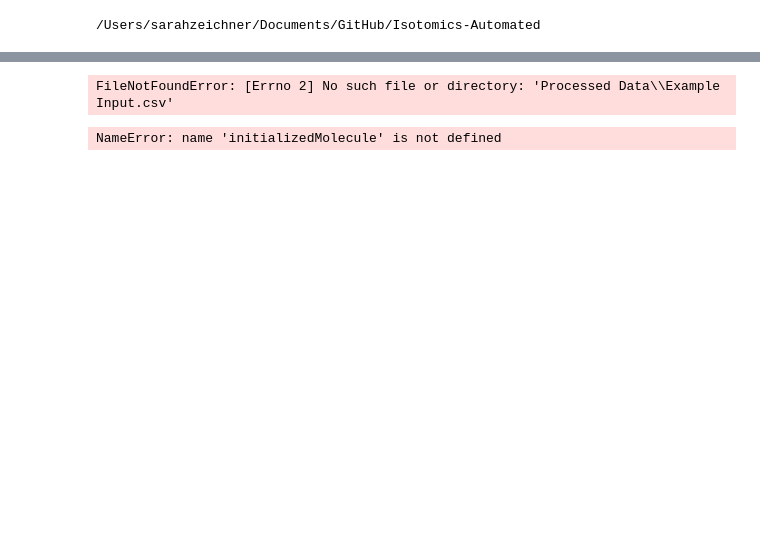
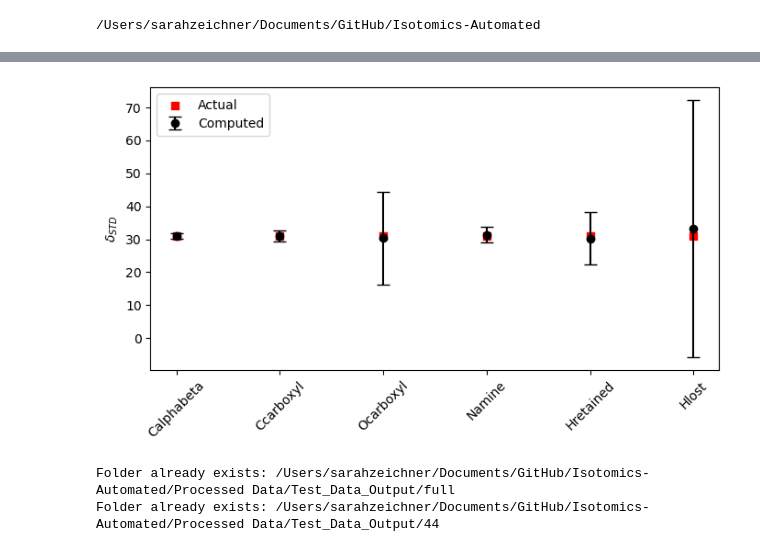
Before and after one commit to Csernica/Isotomics-Automated, a Jupyter notebook: alanine Example Script.ipynb, the cells around one changed output, grey strips where cells are left out. Saved outputs shown, nothing was run; the diff lists cells and outputs as text; code cells hidden in the pictures; blank space fills up the shorter version.

```diff
--- a/alanine Example Script.ipynb
+++ b/alanine Example Script.ipynb
@@ -54,8 +55,8 @@ FileNotFoundError: [Errno 2] No such file or directory: 'Processed Data\\Example
 # %%
 #GET SIMULATION OUTPUT
-simulationOutput = sim.simulateSmpStd(MOLECULE_INPUT_PATH, STD_DELTAS, SMP_DELTAS, STD_DELTAS_APPROX, abundanceThreshold = 0, UValueList = [MOLECULAR_AVERAGE_SUBSTITUION], calcFF = FRACTIONATION, omitMeasurements = OMIT_MEASUREMENTS, ffstd = FRACTIONATION_AMOUNT, errorPath = ERROR_PATH, MNError = MN_ERROR, UValueError = MOLECULAR_AVERAGE_ERROR, resultsFileName = OUTPUT_FILENAME)
+simulationOutput = sim.simulateSmpStd(os.path.join(cwd, MOLECULE_INPUT_PATH), STD_DELTAS, SMP_DELTAS, STD_DELTAS_APPROX, abundanceThreshold = 0, UValueList = [MOLECULAR_AVERAGE_SUBSTITUION], calcFF = FRACTIONATION, omitMeasurements = OMIT_MEASUREMENTS, ffstd = FRACTIONATION_AMOUNT, errorPath = ERROR_PATH, MNError = MN_ERROR, UValueError = MOLECULAR_AVERAGE_ERROR, resultsFileName = OUTPUT_FILENAME)
 # %% [output]
-FileNotFoundError: [Errno 2] No such file or directory: 'Processed Data\\Example Input.csv'
+[figure, added]
 # %%
 #SPECIFY DETAILS ABOUT THE MEASUREMENT
 today = date.today()
@@ -68,16 +69,17 @@ STANDARD_DELTA_VALS = [-20.19,-27.7,-62.47,0,0,0,0,0] #initiate array with value
 # %%
 #CREATE FOLDERS FOR DATA PROCESSING
 #set variables related to where data will be output to
-output_folder_name = 'Test_Data_Output' #name your folder that you want all your data to go into (e.g., the name of your experiment)
-processed_data_subfolder_name = 'Processed Data'
-file_extension = '.isox' #set the extension to be whatever format your files are in. currently, the code handles .isox files
+OUTPUT_FOLDER_NAME = 'Test_Data_Output' #name your folder that you want all your data to go into (e.g., the name of your experiment)
+PROCESSED_DATA_SUBFOLDER_NAME = 'Processed Data'
+FILE_EXTENSION = '.isox' #set the extension to be whatever format your files are in. currently, the code handles .isox files
 
 #generate nested folders to put your data into
-fragmentDictionary = initializedMolecule("/Users/sarahzeichner/Documents/GitHub/Isotomics-User-Friendly/Alanine Tutorial/Example Input.csv")['fragmentationDictionary']
-new_folder_path = os.path.join(cwd, processed_data_subfolder_name, output_folder_name)
+fragmentDictionary = initializedMolecule['fragmentationDictionary']
+new_folder_path = os.path.join(cwd, PROCESSED_DATA_SUBFOLDER_NAME, OUTPUT_FOLDER_NAME)
 folderNames, parent_folder = organizeData.create_nested_folders(fragment_dict=fragmentDictionary.keys(), parent_folder=new_folder_path)
 # %% [output]
-NameError: name 'initializedMolecule' is not defined
+Folder already exists: /Users/sarahzeichner/Documents/GitHub/Isotomics-Automated/Processed Data/Test_Data_Output/full
+Folder already exists: /Users/sarahzeichner/Documents/GitHub/Isotomics-Automated/Processed Data/Test_Data_Output/44
 # %%
 #PROCESS DATA FROM FOLDER PATHS
 fragmentFolderPaths = organizeData.get_subfolder_paths(parent_folder)
```
Also changed, not shown: parts of 3 cells of this notebook, 17 other files.
